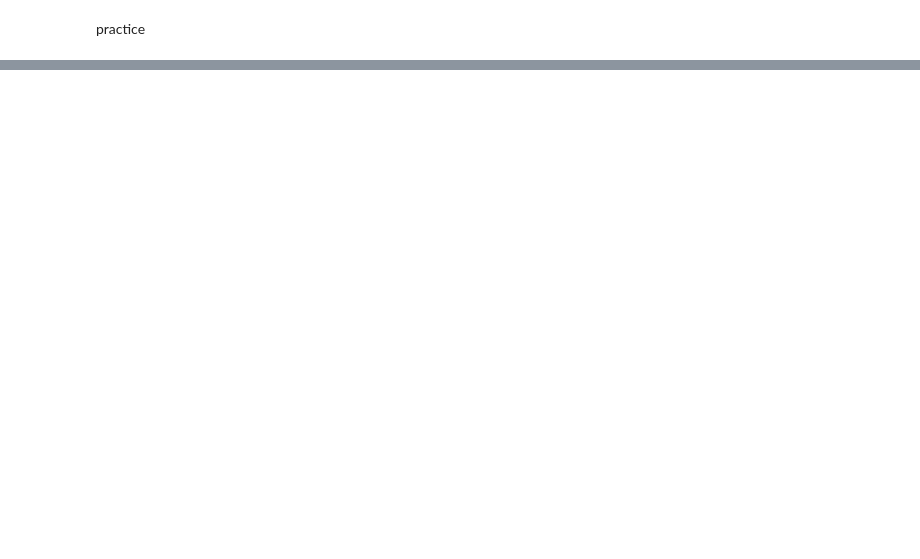
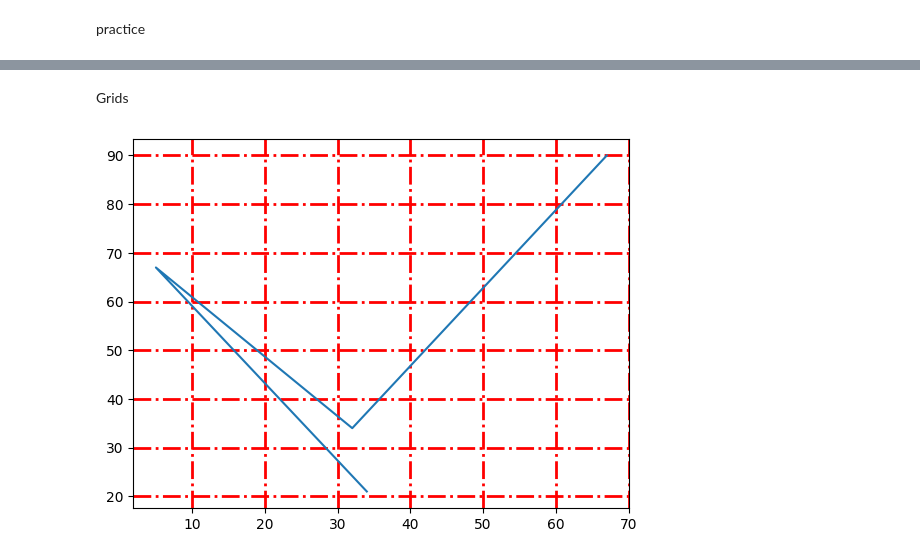
Before and after one commit to asmaanjum0910-sketch/data-science-60-days, a Jupyter notebook: Datascience.ipynb, the cells around one changed output, grey strips where cells are left out. Cells and saved outputs as stored; diff of their text form; code cells hidden in the pictures; blank space fills up the shorter version.

```diff
--- a/Datascience.ipynb
+++ b/Datascience.ipynb
@@ -524,0 +369,14 @@ plt.show()
+# %% [markdown]
+Grids
+# %%
+x = np.array([34, 5, 32, 67])
+y = np.array([21, 67, 34, 90])
+
+plt.plot(x, y)
+
+#plt.grid()
+plt.grid(color='r',linestyle='-.',linewidth='2')
+
+plt.show()
+# %% [output]
+[figure, added]
```
Also changed, not shown: parts of 58 cells of this notebook.
